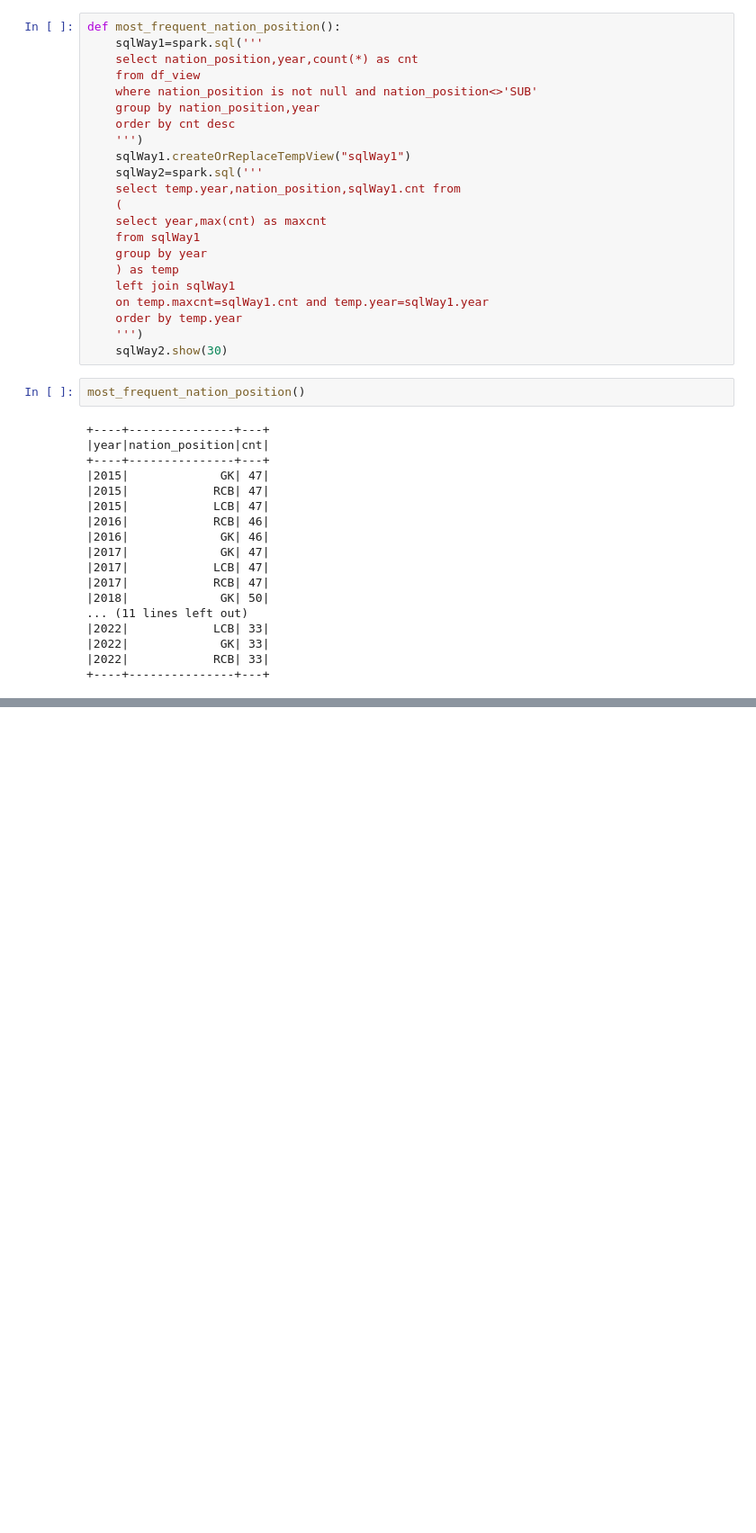
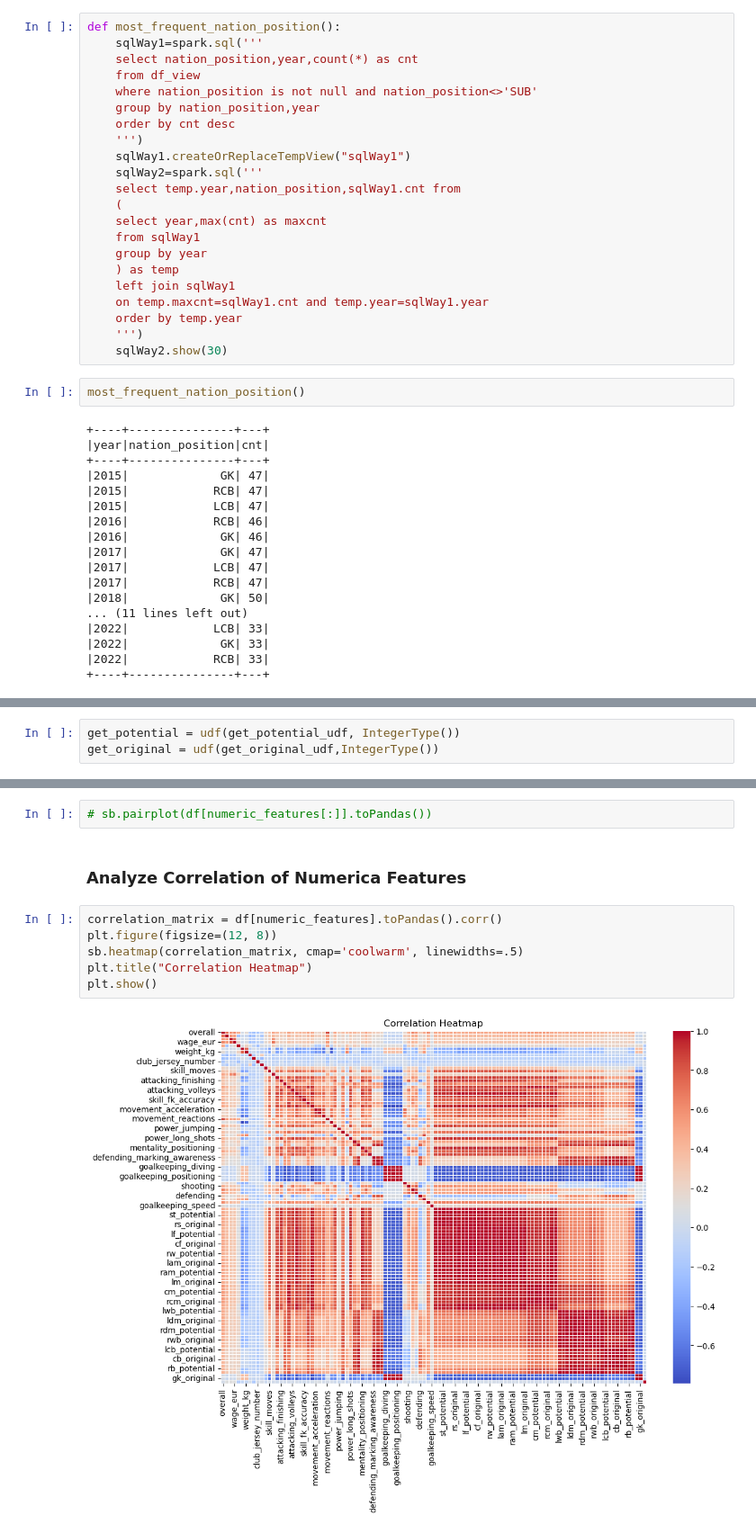
Before and after one commit to zhengyuntao123/FIFA_project, a Jupyter notebook: fifa.ipynb, the cells around one changed output, grey strips where cells are left out. Shown at 90% size. Drawn from its saved outputs; the diff is of its cells as text; blank space fills up the shorter version.

```diff
--- a/fifa.ipynb
+++ b/fifa.ipynb
@@ -737,0 +923,3 @@ most_frequent_nation_position()
+# %%
+get_potential = udf(get_potential_udf, IntegerType())
+get_original = udf(get_original_udf,IntegerType())
@@ -737,0 +1032,12 @@ most_frequent_nation_position()
+# %%
+# sb.pairplot(df[numeric_features[:]].toPandas())
+# %% [markdown]
+### Analyze Correlation of Numerica Features
+# %%
+correlation_matrix = df[numeric_features].toPandas().corr()
+plt.figure(figsize=(12, 8))
+sb.heatmap(correlation_matrix, cmap='coolwarm', linewidths=.5)
+plt.title("Correlation Heatmap")
+plt.show()
+# %% [output]
+[figure, added]
```
Also changed, not shown: parts of 43 cells of this notebook.
